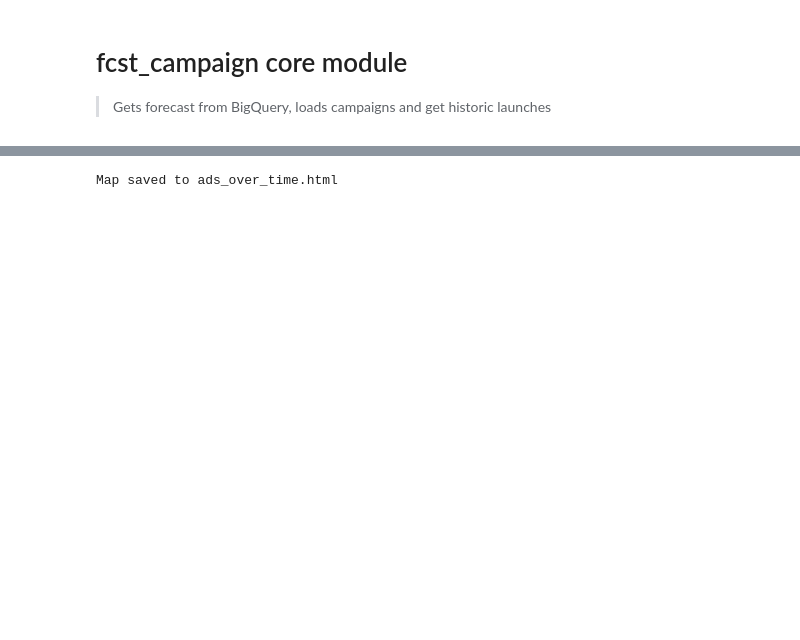
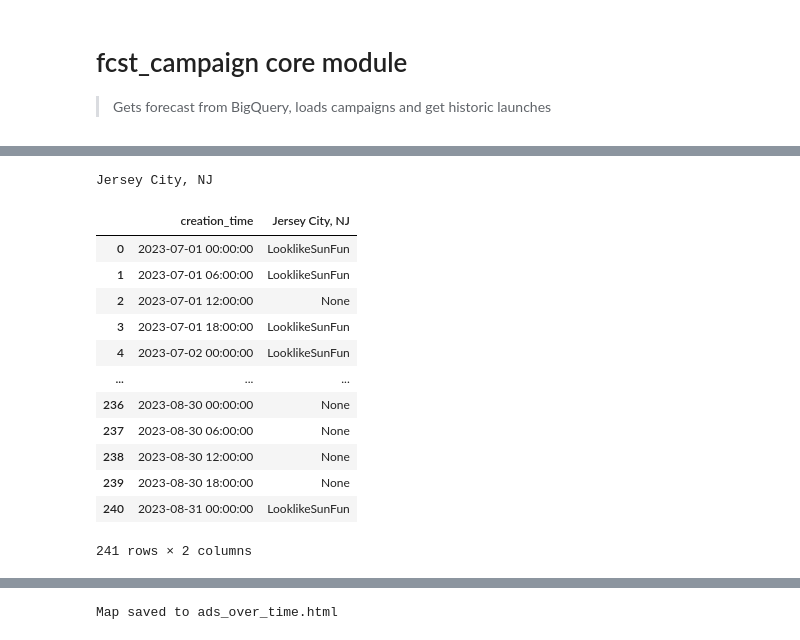
Before and after one commit to victorymr/forecast_action, a Jupyter notebook: 00_core.ipynb, the cells around one changed output, grey strips where cells are left out. Saved outputs shown, nothing was run; the diff lists cells and outputs as text; code cells hidden in the pictures; blank space fills up the shorter version.

```diff
--- a/00_core.ipynb
+++ b/00_core.ipynb
@@ -332,6 +316,3 @@ def fetch_forecast_data_lead2(city_lat, city_lon, start_date, end_date, project_
     # Convert to DataFrame
     df = results.to_dataframe()
     return df
-# %%
-forecast_df = fetch_forecast_data_lead2(city_lat, city_lon, start_date, end_date, project_id, credentials_path)
-forecast_df.head(10)
@@ -488,3 +434,22 @@ Timezone offset for latitude 40.7128, longitude -74.006 is -5.0 hours.
+# %%
+company_sel = 'TreEscape'
+city_res_df, city_locations = get_campaign_hist(company_df, campaigns_df, company_sel = company_sel)
+city_res_df
+# %% [output]
+Jersey City, NJ
+|  | creation_time | Jersey City, NJ |
+| 0 | 2023-07-01 00:00:00 | LooklikeSunFun |
+| 1 | 2023-07-01 06:00:00 | LooklikeSunFun |
+| 2 | 2023-07-01 12:00:00 | None |
+| 3 | 2023-07-01 18:00:00 | LooklikeSunFun |
+| 4 | 2023-07-02 00:00:00 | LooklikeSunFun |
+| ... | ... | ... |
+| 236 | 2023-08-30 00:00:00 | None |
+| 237 | 2023-08-30 06:00:00 | None |
+| 238 | 2023-08-30 12:00:00 | None |
+| 239 | 2023-08-30 18:00:00 | None |
+| 240 | 2023-08-31 00:00:00 | LooklikeSunFun |
+241 rows × 2 columns
 # %%
 campaign_heatmap(city_res_df)
 # %% [output]
```
Also changed, not shown: parts of 19 cells of this notebook, 4 other files.
